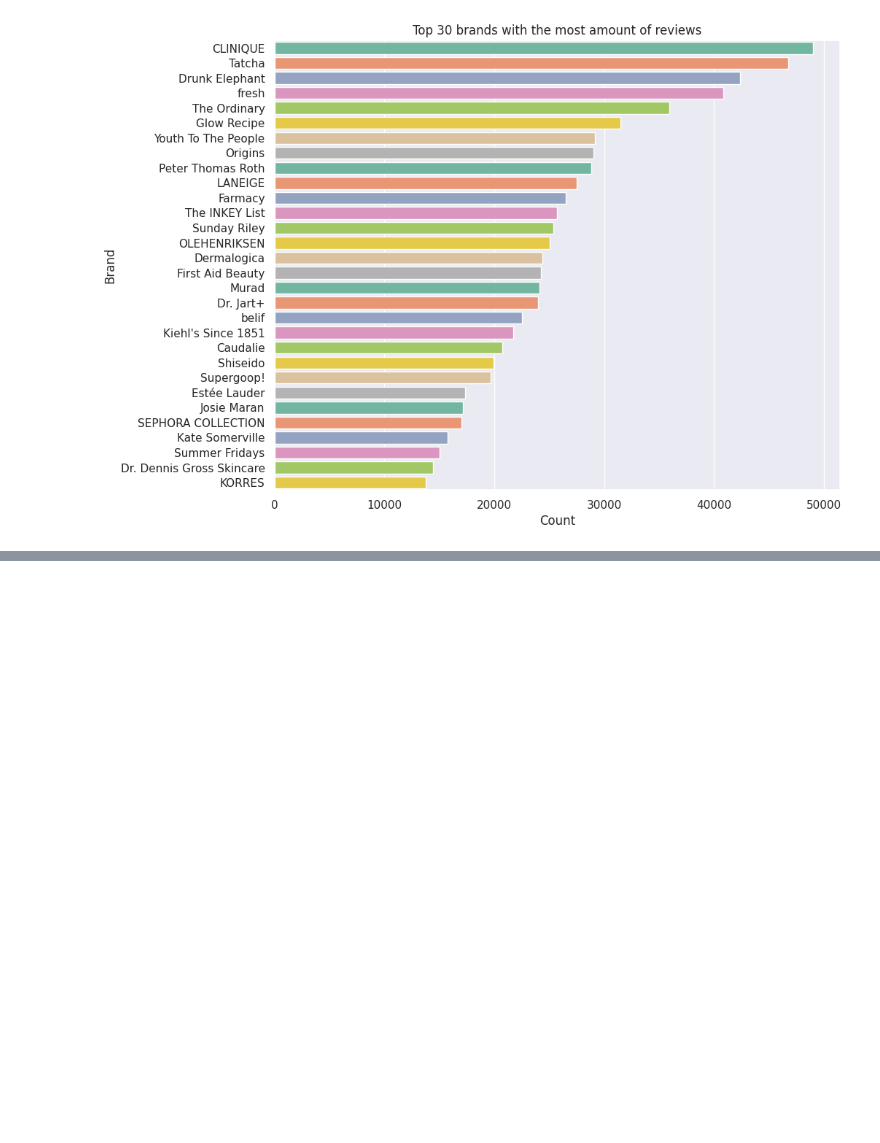
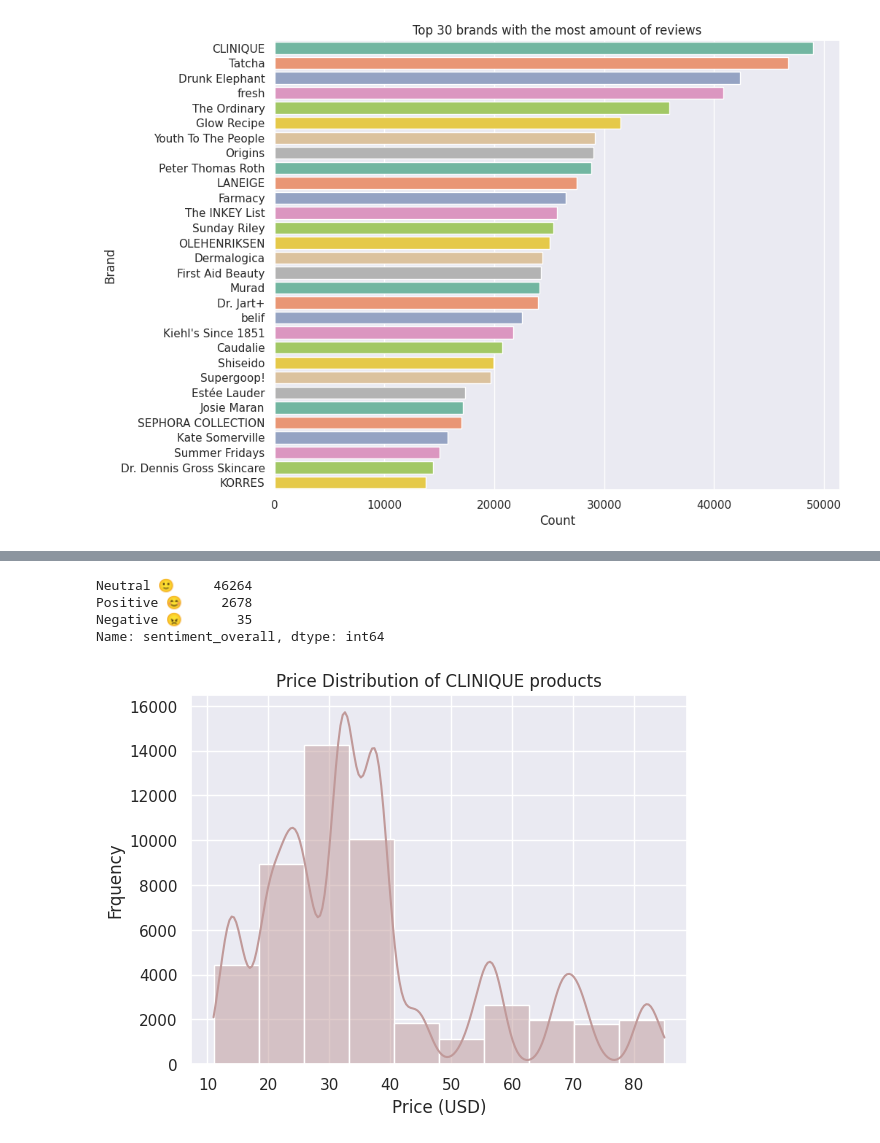
Before and after one commit to aksanaboo/sephora, a Jupyter notebook: SephoraEDApart2.ipynb, the cells around one changed output, grey strips where cells are left out. Cells and saved outputs as stored; diff of their text form; code cells hidden in the pictures; blank space fills up the shorter version.

```diff
--- a/SephoraEDApart2.ipynb
+++ b/SephoraEDApart2.ipynb
@@ -308,0 +352,17 @@ plt.show()
+# %%
+clinique['sentiment_overall'].value_counts()
+# %% [output]
+Neutral 🙂     46264
+Positive 😊     2678
+Negative 😠       35
+Name: sentiment_overall, dtype: int64
+# %%
+# CLINIQUE products price distribution
+sns.set(style='darkgrid')
+sns.histplot(data=clinique,x=clinique['price_usd'],kde=True,bins=10,color='#c09999')
+plt.xlabel('Price (USD)')
+plt.ylabel('Frquency')
+plt.title('Price Distribution of CLINIQUE products')
+plt.show()
+# %% [output]
+[figure, added]
```
Also changed, not shown: parts of 16 cells of this notebook.
